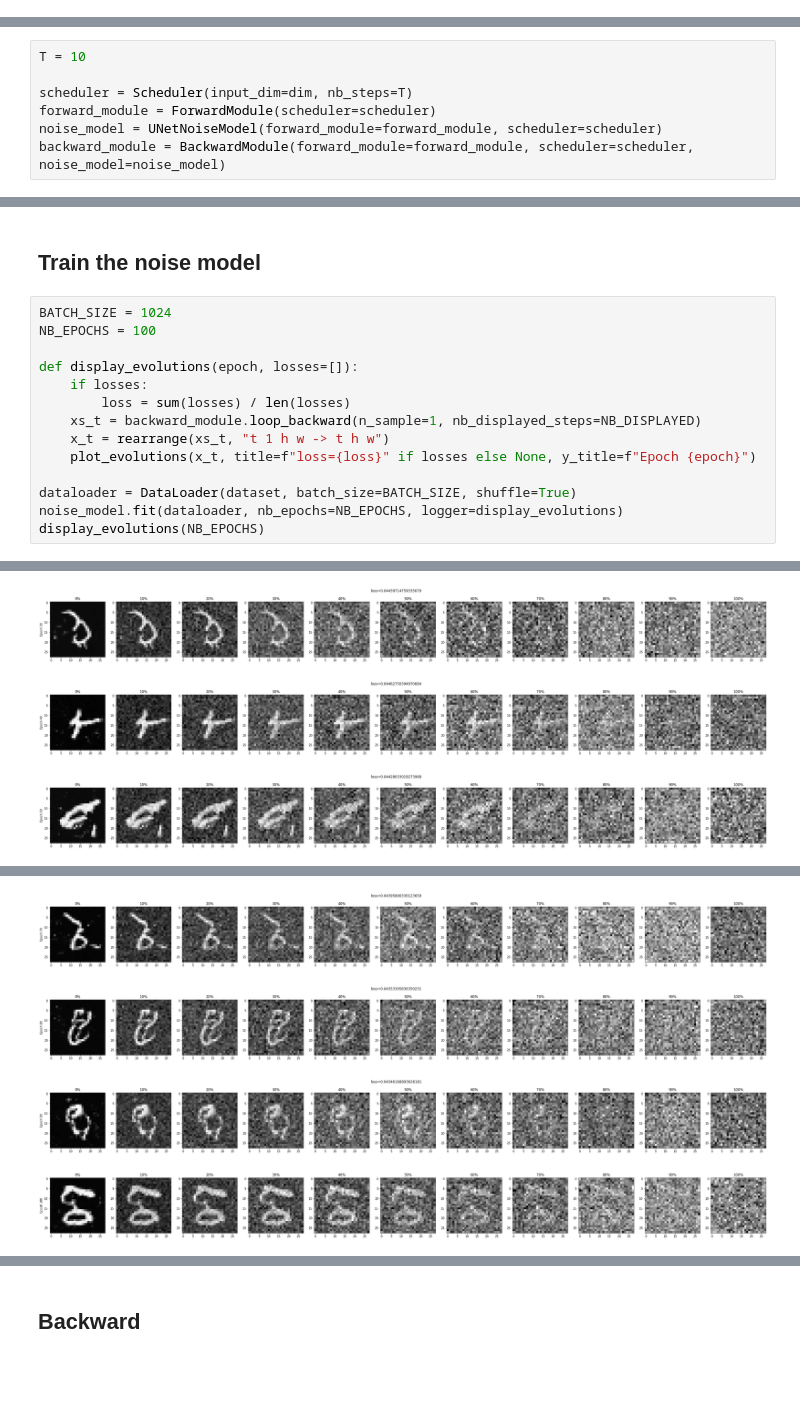
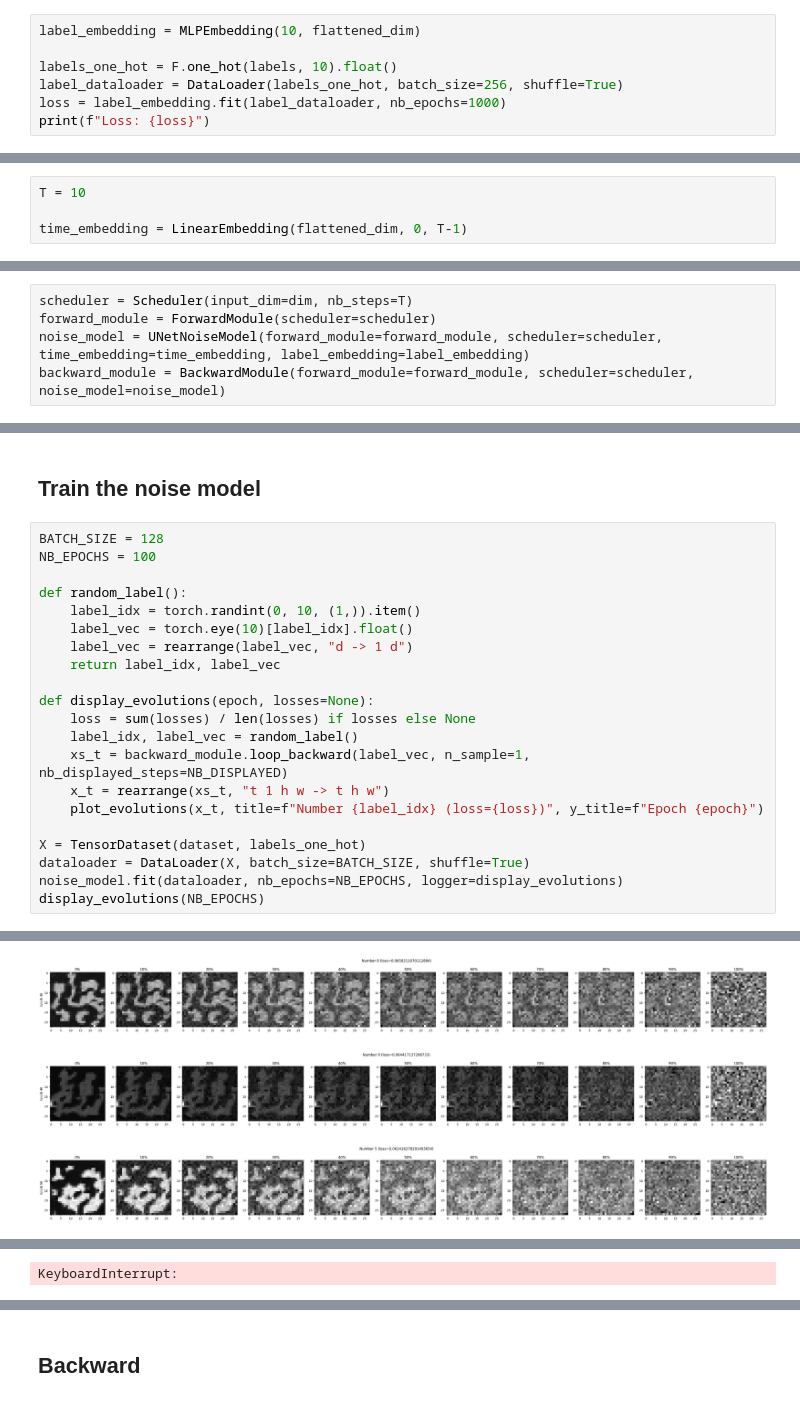
Before and after one commit to lucasmrdt/diffusion-model, a Jupyter notebook: notebooks/model_on_mnist.ipynb, the cells around one changed output, grey strips where cells are left out. Saved outputs shown, nothing was run; the diff lists cells and outputs as text; blank space fills up the shorter version.

Commit message:
conditionned on label

```diff
--- a/notebooks/model_on_mnist.ipynb
+++ b/notebooks/model_on_mnist.ipynb
@@ -57,0 +67,7 @@ def plot_evolutions(xs_t, y_title=None, title=None):
+# %%
+label_embedding = MLPEmbedding(10, flattened_dim)
+
+labels_one_hot = F.one_hot(labels, 10).float()
+label_dataloader = DataLoader(labels_one_hot, batch_size=256, shuffle=True)
+loss = label_embedding.fit(label_dataloader, nb_epochs=1000)
+print(f"Loss: {loss}")
@@ -58,9 +78,11 @@ def plot_evolutions(xs_t, y_title=None, title=None):
+# %%
+T = 10
+
+time_embedding = LinearEmbedding(flattened_dim, 0, T-1)
 # %% [markdown]
 # Diffusion model
 # %%
-T = 10
-
 scheduler = Scheduler(input_dim=dim, nb_steps=T)
 forward_module = ForwardModule(scheduler=scheduler)
-noise_model = UNetNoiseModel(forward_module=forward_module, scheduler=scheduler)
+noise_model = UNetNoiseModel(forward_module=forward_module, scheduler=scheduler, time_embedding=time_embedding, label_embedding=label_embedding)
 backward_module = BackwardModule(forward_module=forward_module, scheduler=scheduler, noise_model=noise_model)
@@ -83,17 +124,24 @@ tensor([0, 1, 2, 3, 4, 5, 6, 7, 8, 9], device='cuda:0')
 # %% [markdown]
 ## Train the noise model
 # %%
-BATCH_SIZE = 1024
+BATCH_SIZE = 128
 NB_EPOCHS = 100
 
-def display_evolutions(epoch, losses=[]):
-    if losses:
-        loss = sum(losses) / len(losses)
-    xs_t = backward_module.loop_backward(n_sample=1, nb_displayed_steps=NB_DISPLAYED)
+def random_label():
+    label_idx = torch.randint(0, 10, (1,)).item()
+    label_vec = torch.eye(10)[label_idx].float()
+    label_vec = rearrange(label_vec, "d -> 1 d")
+    return label_idx, label_vec
+
+def display_evolutions(epoch, losses=None):
+    loss = sum(losses) / len(losses) if losses else None
+    label_idx, label_vec = random_label()
+    xs_t = backward_module.loop_backward(label_vec, n_sample=1, nb_displayed_steps=NB_DISPLAYED)
     x_t = rearrange(xs_t, "t 1 h w -> t h w")
-    plot_evolutions(x_t, title=f"loss={loss}" if losses else None, y_title=f"Epoch {epoch}")
+    plot_evolutions(x_t, title=f"Number {label_idx} (loss={loss})", y_title=f"Epoch {epoch}")
 
-dataloader = DataLoader(dataset, batch_size=BATCH_SIZE, shuffle=True)
+X = TensorDataset(dataset, labels_one_hot)
+dataloader = DataLoader(X, batch_size=BATCH_SIZE, shuffle=True)
 noise_model.fit(dataloader, nb_epochs=NB_EPOCHS, logger=display_evolutions)
 display_evolutions(NB_EPOCHS)
 # %% [output]
@@ -103,3 +151,3 @@ display_evolutions(NB_EPOCHS)
-[figure, old version]
+[figure, new version]
-[figure, old version]
+[figure, new version]
-[figure, old version]
+[figure, new version]
@@ -107,4 +155 @@ display_evolutions(NB_EPOCHS)
-[figure, removed]
-[figure, removed]
-[figure, removed]
-[figure, removed]
+KeyboardInterrupt:
```
Also changed, not shown: parts of 12 cells of this notebook, 7 other files.
